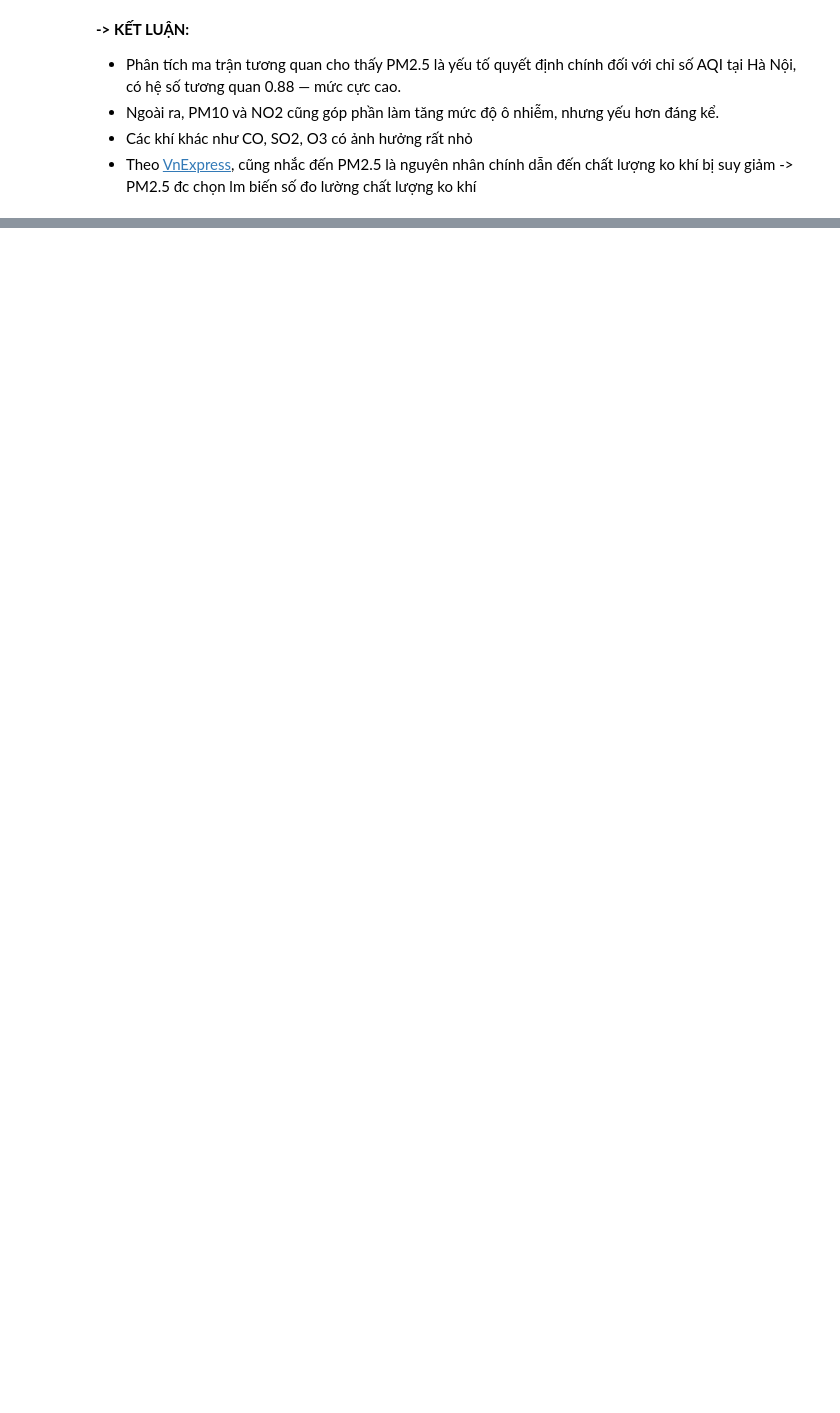
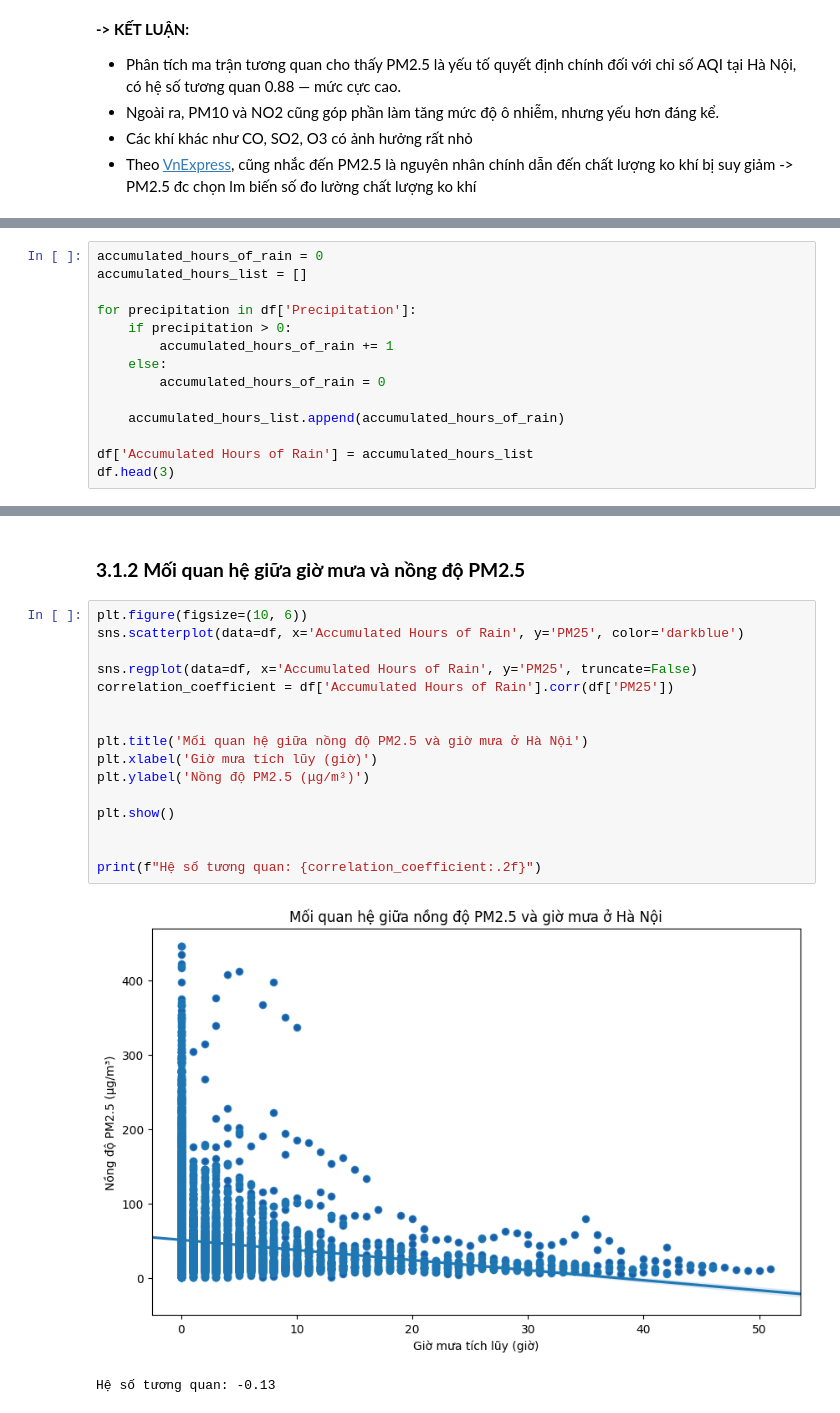
Before and after one commit to HoangHumg1210/Air_Quality-Analysis_HN, a Jupyter notebook: data/Exploratory Data Analysis.ipynb, the cells around one changed output, grey strips where cells are left out. Cells and saved outputs as stored; diff of their text form; blank space fills up the shorter version.

```diff
--- a/data/Exploratory Data Analysis.ipynb
+++ b/data/Exploratory Data Analysis.ipynb
@@ -656,0 +690,14 @@ plt.show()
+# %%
+accumulated_hours_of_rain = 0
+accumulated_hours_list = []
+
+for precipitation in df['Precipitation']:
+    if precipitation > 0:
+        accumulated_hours_of_rain += 1
+    else:
+        accumulated_hours_of_rain = 0
+
+    accumulated_hours_list.append(accumulated_hours_of_rain)
+
+df['Accumulated Hours of Rain'] = accumulated_hours_list
+df.head(3)
@@ -656,0 +723,21 @@ plt.show()
+# %% [markdown]
+### **3.1.2 Mối quan hệ giữa giờ mưa và nồng độ PM2.5**
+# %%
+plt.figure(figsize=(10, 6))
+sns.scatterplot(data=df, x='Accumulated Hours of Rain', y='PM25', color='darkblue')
+
+sns.regplot(data=df, x='Accumulated Hours of Rain', y='PM25', truncate=False)
+correlation_coefficient = df['Accumulated Hours of Rain'].corr(df['PM25'])
+
+
+plt.title('Mối quan hệ giữa nồng độ PM2.5 và giờ mưa ở Hà Nội')
+plt.xlabel('Giờ mưa tích lũy (giờ)')
+plt.ylabel('Nồng độ PM2.5 (μg/m³)')
+
+plt.show()
+
+
+print(f"Hệ số tương quan: {correlation_coefficient:.2f}")
+# %% [output]
+[figure, added]
+Hệ số tương quan: -0.13
```
Also changed, not shown: parts of 18 cells of this notebook.
